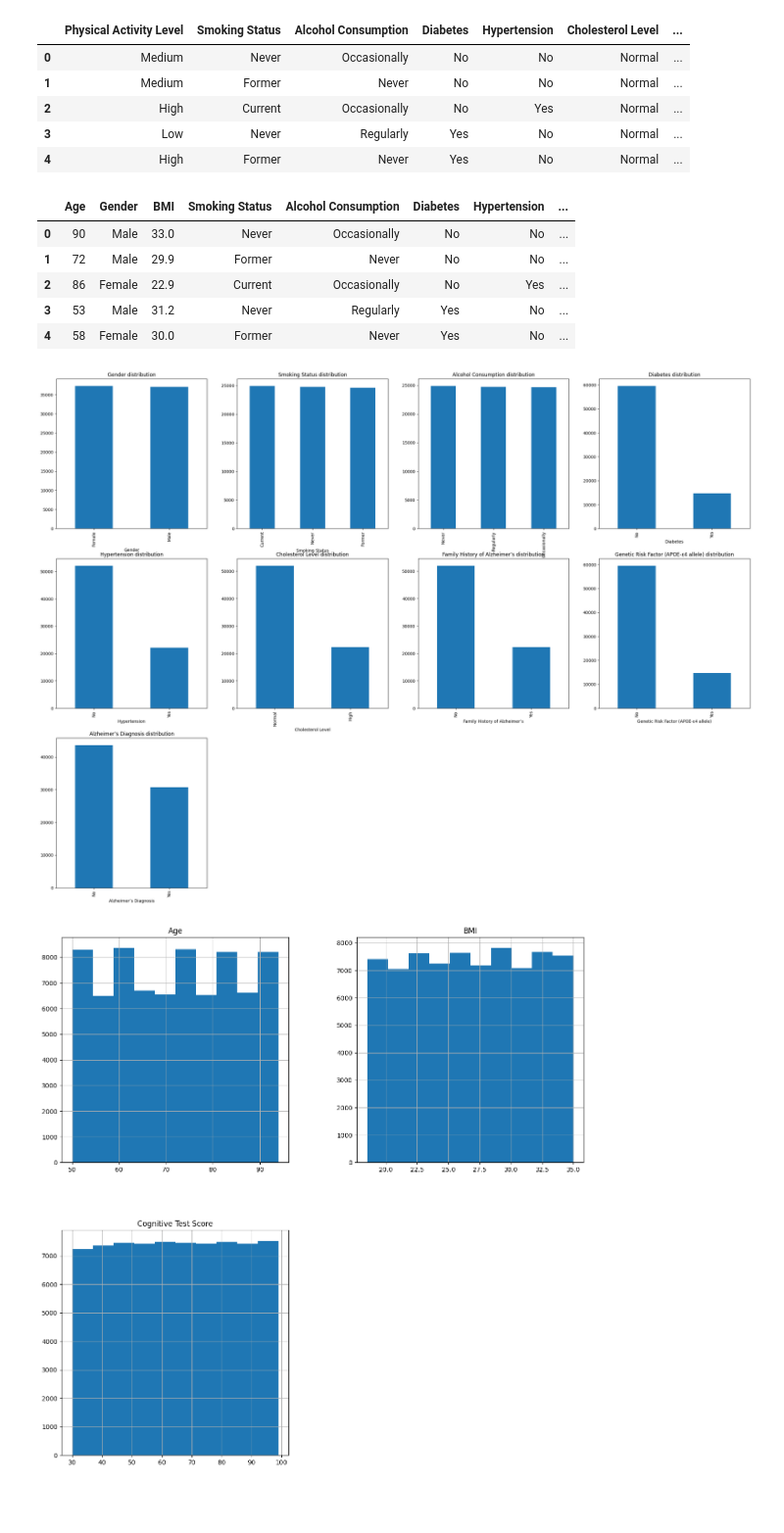
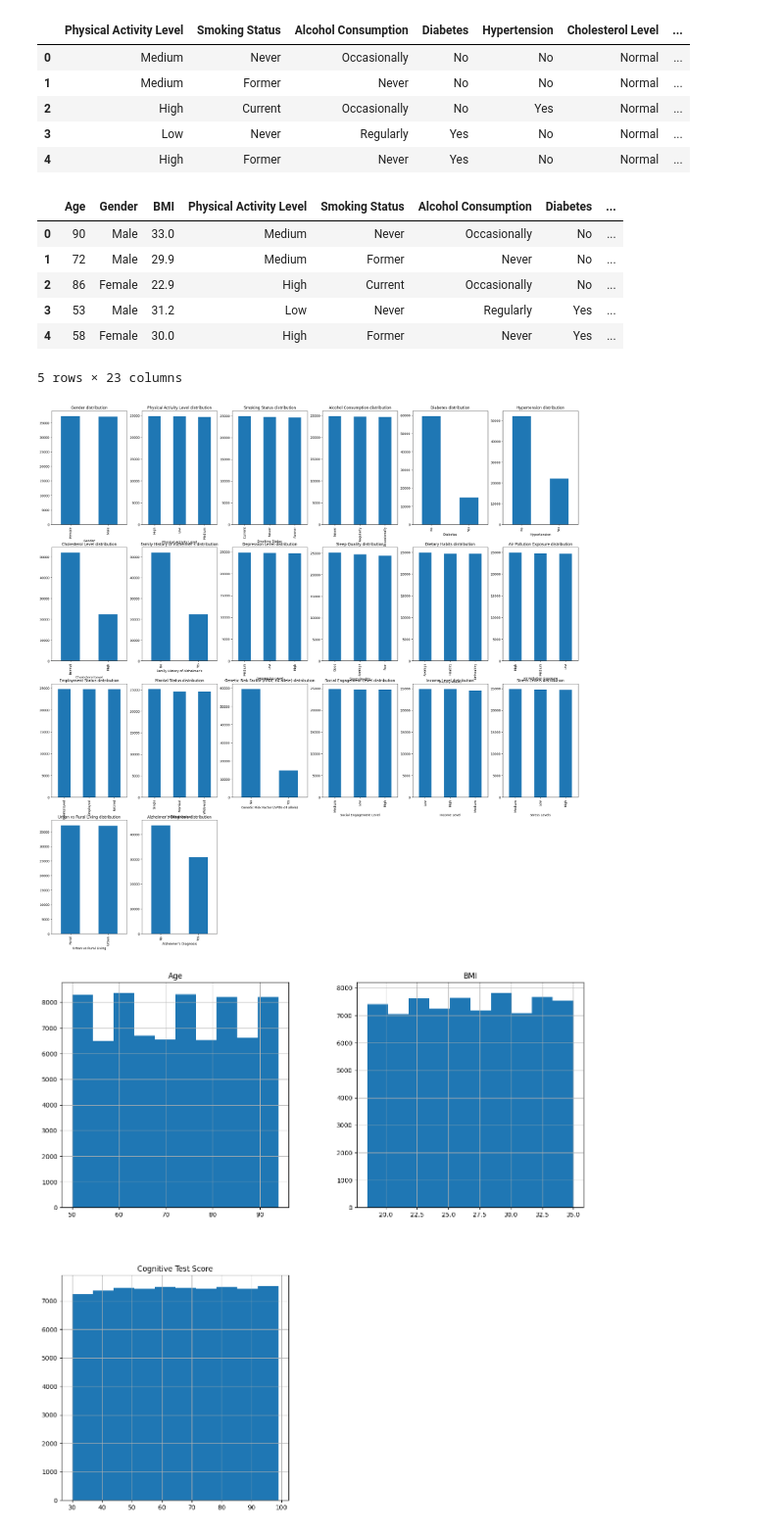
Before and after one commit to KryptoAT/Data-Analysis-Science-Projects, a Jupyter notebook: Exploratory_Data_Analysis/alzheimers_prediction.ipynb, the cells around one changed output. Shown at 98% size. Saved outputs shown, nothing was run; the diff lists cells and outputs as text; code cells hidden in the pictures; blank space fills up the shorter version.

```diff
--- a/Exploratory_Data_Analysis/alzheimers_prediction.ipynb
+++ b/Exploratory_Data_Analysis/alzheimers_prediction.ipynb
@@ -107,29 +108,28 @@ df.iloc[:, 5:25].head()
 | 4 | High | Former | Never | Yes | No | Normal | ... |
 # %%
 # Dropping Variables
-df_alz = df.drop(['Education Level', 'Employment Status', 'Marital Status', 'Country',
-                  'Physical Activity Level', 'Depression Level', 'Sleep Quality', 'Social Engagement Level',
-                  'Stress Levels', 'Urban vs Rural Living', 'Income Level', 'Air Pollution Exposure', 'Dietary Habits'], axis=1)
+df_alz = df.drop(['Education Level', 'Country'], axis=1)
 
 df_alz.head()
 # %% [output]
-|  | Age | Gender | BMI | Smoking Status | Alcohol Consumption | Diabetes | Hypertension | ... |
-| 0 | 90 | Male | 33.0 | Never | Occasionally | No | No | ... |
-| 1 | 72 | Male | 29.9 | Former | Never | No | No | ... |
-| 2 | 86 | Female | 22.9 | Current | Occasionally | No | Yes | ... |
-| 3 | 53 | Male | 31.2 | Never | Regularly | Yes | No | ... |
-| 4 | 58 | Female | 30.0 | Former | Never | Yes | No | ... |
+|  | Age | Gender | BMI | Physical Activity Level | Smoking Status | Alcohol Consumption | Diabetes | ... |
+| 0 | 90 | Male | 33.0 | Medium | Never | Occasionally | No | ... |
+| 1 | 72 | Male | 29.9 | Medium | Former | Never | No | ... |
+| 2 | 86 | Female | 22.9 | High | Current | Occasionally | No | ... |
+| 3 | 53 | Male | 31.2 | Low | Never | Regularly | Yes | ... |
+| 4 | 58 | Female | 30.0 | High | Former | Never | Yes | ... |
+5 rows × 23 columns
 # %%
 columns = list(df_alz.select_dtypes(include='object').columns)
 
 plt.figure(figsize=(30, 30))
 for i, cols in enumerate(columns, start=1):
-    plt.subplot(4, 4, i)
+    plt.subplot(4, 6, i)
     df_alz[cols].value_counts().plot(kind='bar')
 
     plt.title(f"{cols} distribution")
 # %% [output]
-[figure, old version]
+[figure, new version]
 # %%
 df[list(df_alz.select_dtypes(exclude='object'))].hist(figsize=(15, 15))
 plt.show()
```
Also changed, not shown: parts of 42 cells of this notebook.
